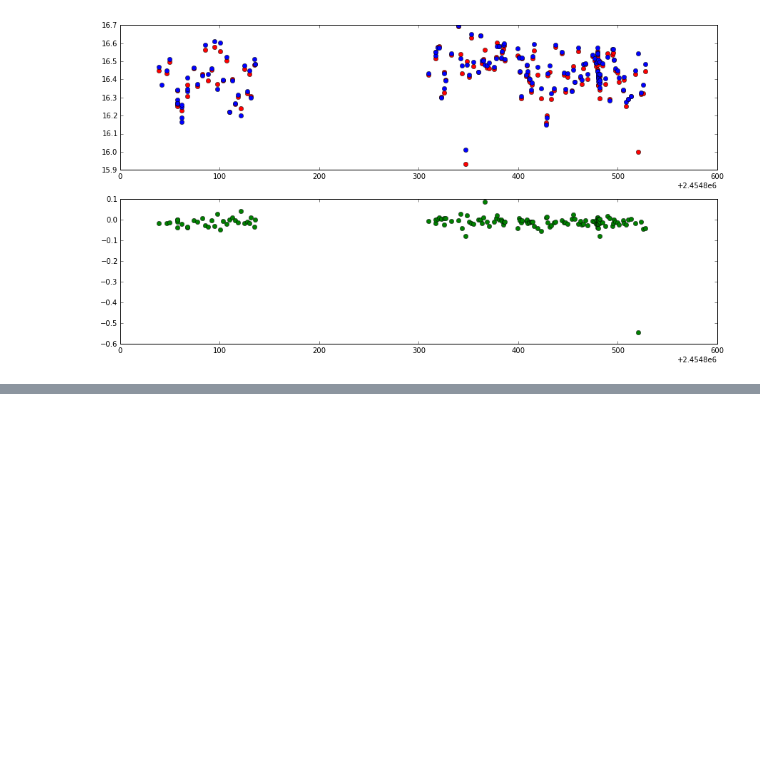
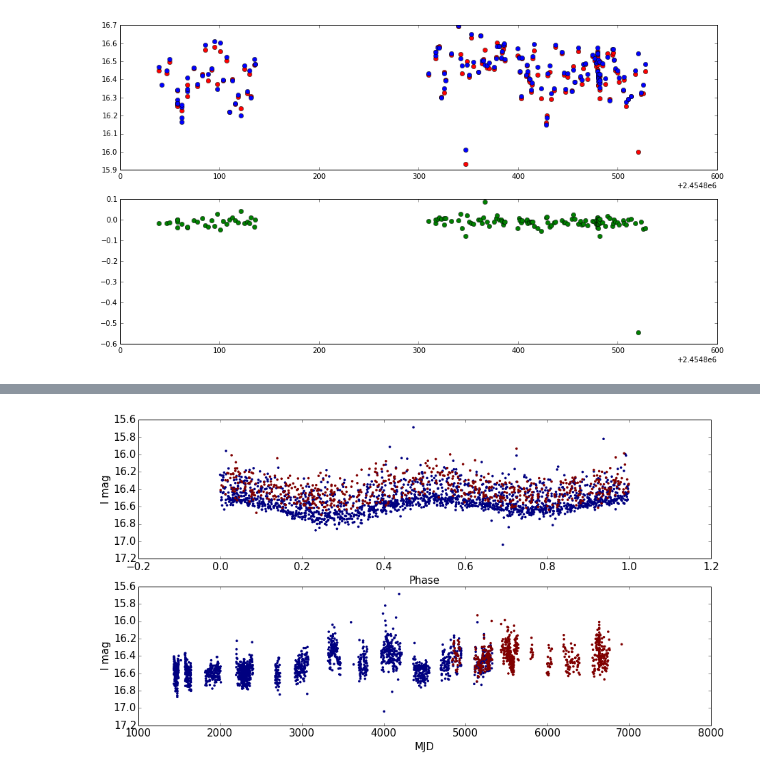
Before and after one commit to ih64/A0620, a Jupyter notebook: Untitled.ipynb, the cells around one changed output, grey strips where cells are left out. Saved outputs shown, nothing was run; the diff lists cells and outputs as text; code cells hidden in the pictures; blank space fills up the shorter version.

```diff
--- a/Untitled.ipynb
+++ b/Untitled.ipynb
@@ -577,0 +592,40 @@ mean difference:  -0.0150306122449
+# %%
+#function takes a data frame made above, filter, period (in days) and option to color the points
+#and plots a period folded light curve and more normal light curve
+def phaseAndlightCurve2(flt,t):
+
+    IHdata=pd.read_csv('A0620_AC_'+flt+'.csv', index_col=False).drop(['Unnamed: 0','merr1'], axis=1)
+    IHdata['id']=np.ones(len(IHdata))
+    ACdata=pd.read_table('a0620oldersmartsdata/'+flt+'SMARTS', sep='\s+', names=['juliandate','A0620Cal'])
+    ACdata['id']=np.zeros(len(ACdata))
+    alldata=pd.concat([ACdata,IHdata])
+
+    fig=plt.figure(figsize=(15,8))
+    ax1=fig.add_subplot(211)
+
+    ax1.scatter((alldata['juliandate'].values.astype(float)%t)/(t),
+            alldata['A0620Cal'],c=alldata['id'], marker='o', s=13, lw=0)
+
+    ax1.set_xlabel('Phase')
+    ax1.set_ylabel(flt+' mag')
+
+    for i in ([ax1.xaxis.label, ax1.yaxis.label] + ax1.get_xticklabels() + ax1.get_yticklabels()):
+        i.set_fontsize(15)
+
+    ax1.invert_yaxis()
+
+    ax2=fig.add_subplot(212)
+
+    ax2.scatter(alldata['juliandate'].astype(float)-2450000.5, alldata['A0620Cal'],
+                 c=alldata['id'], marker='o', s=13, lw=0)
+    ax2.set_xlabel('MJD')
+    ax2.set_ylabel(flt+' mag')
+
+    for i in ([ax2.xaxis.label, ax2.yaxis.label] + ax2.get_xticklabels() + ax2.get_yticklabels()):
+        i.set_fontsize(15)
+    ax2.invert_yaxis()
+    plt.show()
+# %%
+phaseAndlightCurve2('I',.3230141)
+# %% [output]
+[figure, added]
```
Also changed, not shown: parts of 3 cells of this notebook.
